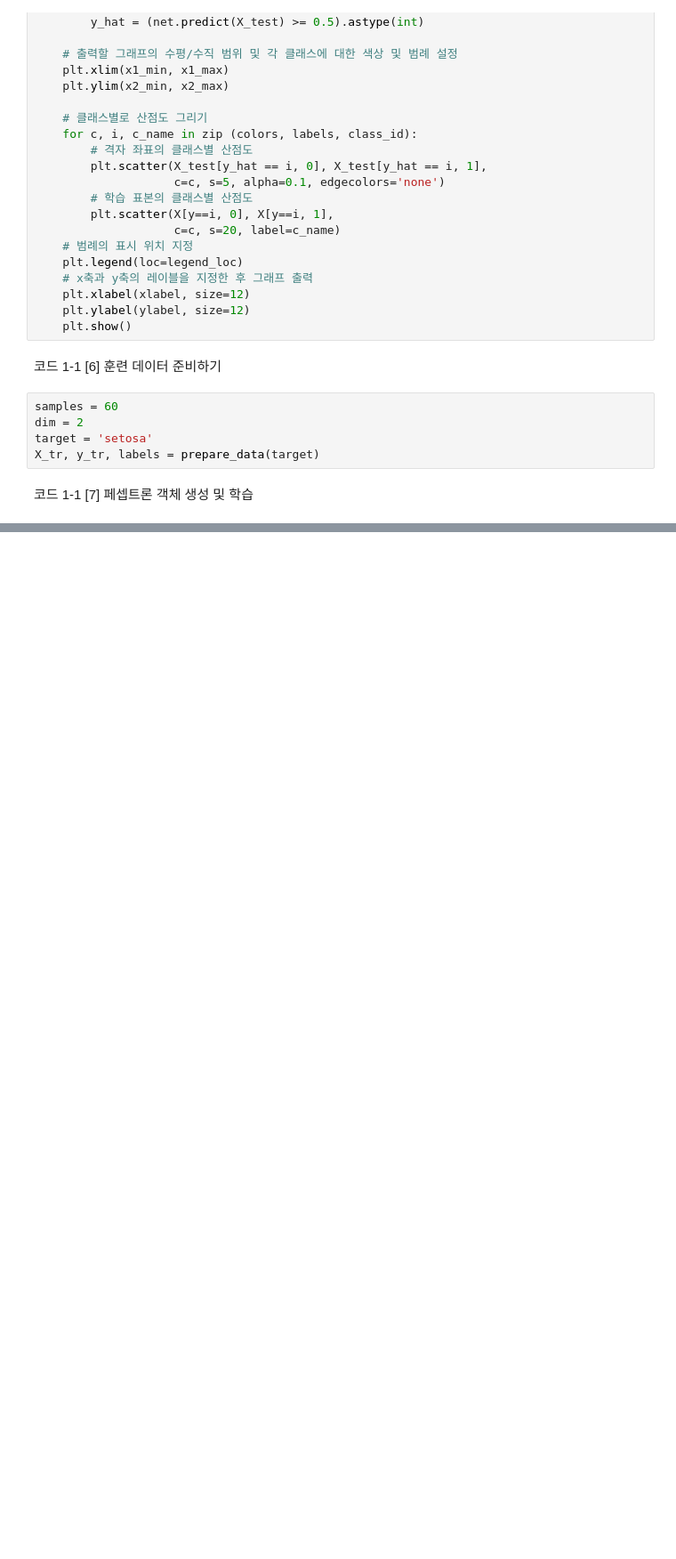
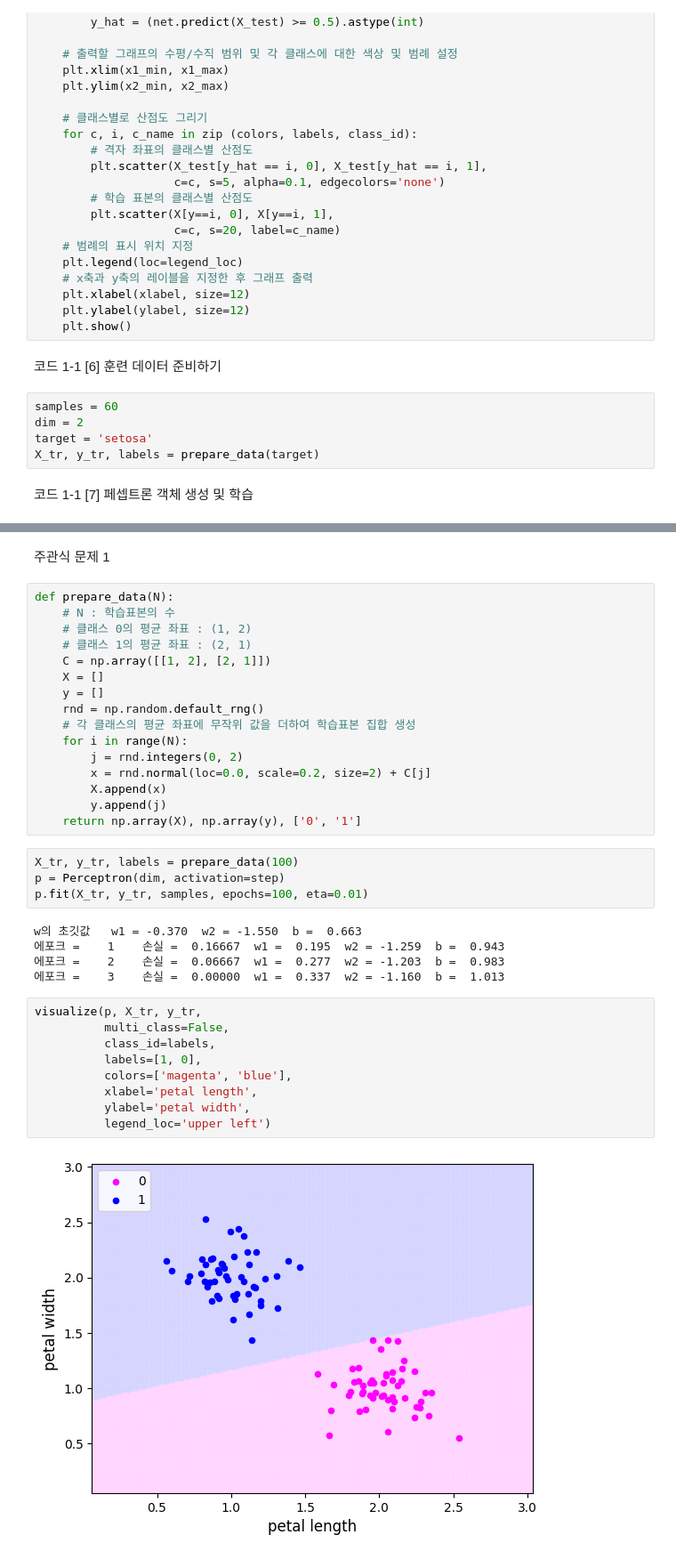
Before and after one commit to rickiepark/knou_deep_learning, a Jupyter notebook: 01.ipynb, the cells around one changed output, grey strips where cells are left out. Shown: that part at 89% size. Drawn from its saved outputs; the diff is of its cells as text; blank space fills up the shorter version.

```diff
--- a/01.ipynb
+++ b/01.ipynb
@@ -154,0 +155,38 @@ visualize(p, X_tr, y_tr,
+# %% [markdown]
+주관식 문제 1
+# %%
+def prepare_data(N):
+    # N : 학습표본의 수
+    # 클래스 0의 평균 좌표 : (1, 2)
+    # 클래스 1의 평균 좌표 : (2, 1)
+    C = np.array([[1, 2], [2, 1]])
+    X = []
+    y = []
+    rnd = np.random.default_rng()
+    # 각 클래스의 평균 좌표에 무작위 값을 더하여 학습표본 집합 생성
+    for i in range(N):
+        j = rnd.integers(0, 2)
+        x = rnd.normal(loc=0.0, scale=0.2, size=2) + C[j]
+        X.append(x)
+        y.append(j)
+    return np.array(X), np.array(y), ['0', '1']
+# %%
+X_tr, y_tr, labels = prepare_data(100)
+p = Perceptron(dim, activation=step)
+p.fit(X_tr, y_tr, samples, epochs=100, eta=0.01)
+# %% [output]
+w의 초깃값   w1 = -0.370  w2 = -1.550  b =  0.663
+에포크 =    1    손실 =  0.16667  w1 =  0.195  w2 = -1.259  b =  0.943
+에포크 =    2    손실 =  0.06667  w1 =  0.277  w2 = -1.203  b =  0.983
+에포크 =    3    손실 =  0.00000  w1 =  0.337  w2 = -1.160  b =  1.013
+# %%
+visualize(p, X_tr, y_tr,
+          multi_class=False,
+          class_id=labels,
+          labels=[1, 0],
+          colors=['magenta', 'blue'],
+          xlabel='petal length',
+          ylabel='petal width',
+          legend_loc='upper left')
+# %% [output]
+[figure, added]
```
Also changed, not shown: parts of 6 cells of this notebook.
